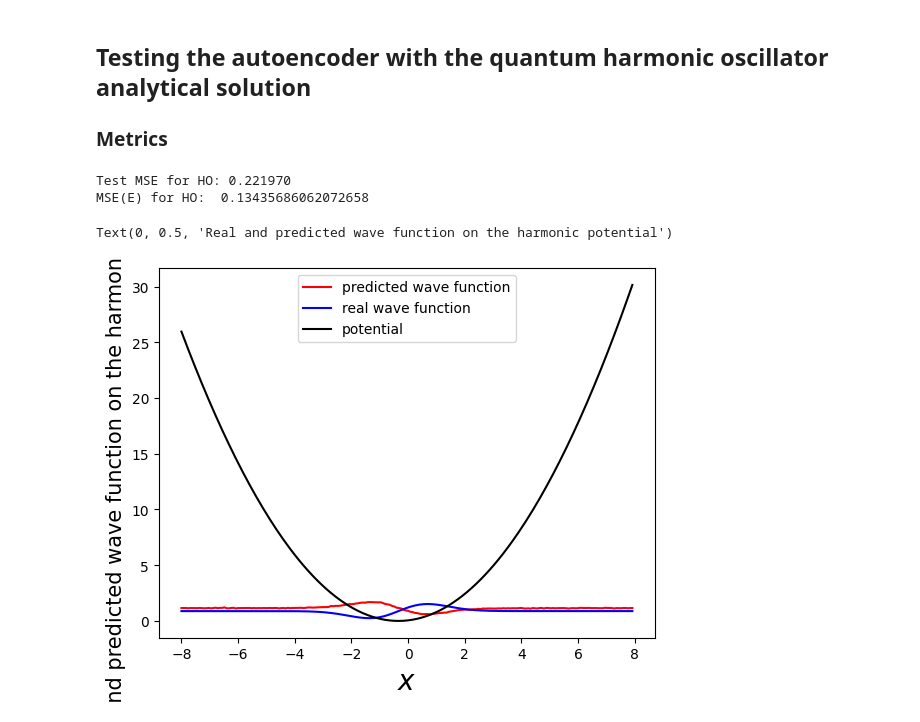
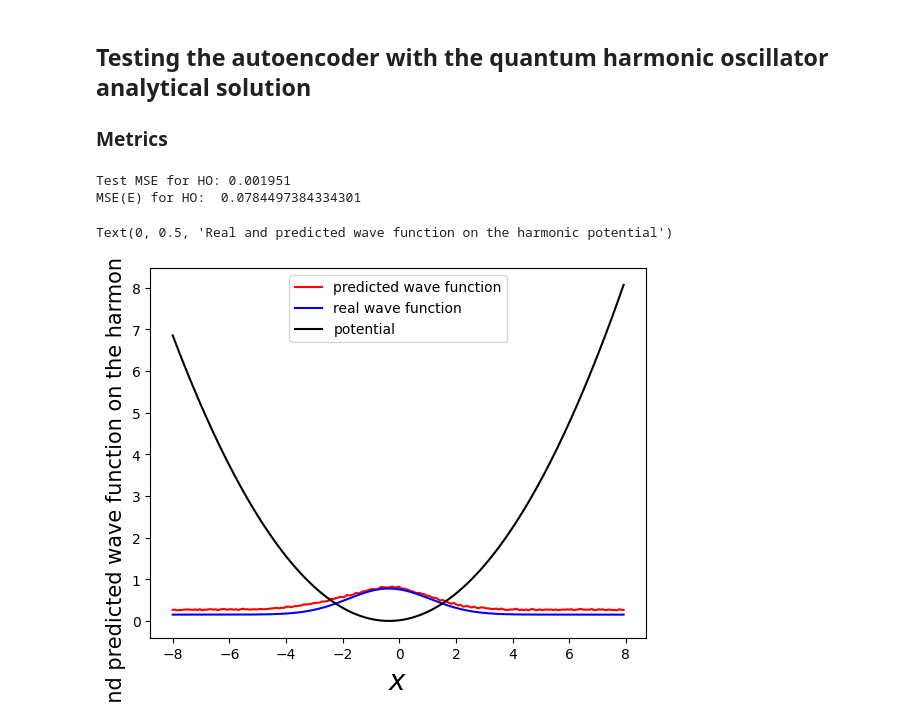
Before and after one commit to JCLMantilla/schrodinger-equation-DNN, a Jupyter notebook: DNN_final.ipynb, the cells around one changed output. Drawn from its saved outputs; the diff is of its cells as text; code cells hidden in the pictures.

```diff
--- a/DNN_final.ipynb
+++ b/DNN_final.ipynb
@@ -283,9 +50,9 @@ class eigen_state_potential:
 # %%
 xmin = -8
 xmax = 8
-n_state = 1
+n_state = 0 # Keep in mind that the model will only predict the n state
 N = 200
-n_samples=1000
+n_samples=200
 
 # We generate the values of alpha
 alpha_min = np.array([-150,-10,0.3,-0.1,0])/50
@@ -302,14 +69,16 @@ alpha_max2 = np.array([5,1,1.0,0,0])
 r_alpha = np.random.random((int(n_samples*0.2), k)) # Values between 0 and 1
 alpha2 = r_alpha*(alpha_max2 - alpha_min2)+ alpha_min2 # random alpha
 alpha = np.concatenate((alpha1, alpha2))
-print(alpha)
+#print(alpha)
 
 # TODO generate the data from the eigen state potential
 data_gen = eigen_state_potential(alpha_min, alpha_max, N, xmin, xmax)
 
 # TODO Generate the energies, wavefunctions and potentials
+
 E, a, alpha = data_gen.generate_data(n_samples = n_samples, alpha=alpha, n_state = n_state, display = 100)
 waves, x, φs = data_gen.final_wavefunction(xmin, xmax, N, a)
 V, _ = data_gen.evaluate_potential(xmin, xmax, N, alpha)
+
 idx=-1
 # %% [output]
@@ -762,18 +523,22 @@ filepath ="models/"
 # %%
-fc_model = FC_Model(input_size=N)
+
+
+#model = Autoencoder(input_size=N)
 
 # Train the model from scratch
-train = Training(fc_model,
-                 learning_rate,
-                 training_iters,
-                 batch_size,
-                 display_step,
-                 early_stopping=200,
-                 filepath=filepath,
-                 restore =True)
+# train = Training(model,
+#                  learning_rate,
+#                  training_iters,
+#                  batch_size,
+#                  display_step,
+#                  early_stopping=200,
+#                  filepath=filepath,
+#                  restore =True)
+
 # Restore the model from previously trained weights
 # train = Training(fc_model,learning_rate, training_iters, batch_size, display_step,
 #                  filepath=filepath,early_stopping=100, restore=True)
 
-train.fit(V_train, wave_train, V_test, wave_test)
+
+# train.fit(V_train, wave_train, V_test, wave_test)
 # %% [output]
@@ -830,7 +604,7 @@ Text(0.5, 1.0, 'Energies for polynomial potential')
 # %%
 # TODO Generate H.O data
 N = 200
-n_state = 1
+n_state = 0
 
 
 ho = Harmonic_Oscillator(N=N)
@@ -877,28 +651,28 @@ omega =%f
 # %%
 # Test with HO
 # Predict wavefunctions
-pred_HO = fc_model(potential_HO,False)
+pred_HO = model(potential_HO,False)
 print("Test MSE for HO: %f" % train.loss(pred_HO, φ0_HO))
 E = empirical_energy1D(φ0_HO, potential_HO)
 E_emp = empirical_energy1D(pred_HO, potential_HO)
 print('MSE(E) for HO: ', np.mean((E - E_emp)**2))
 
 
 
 
 figure(7)
-idx = 100 #1
+idx = 20 #1
 plot(x,pred_HO.numpy()[idx,:]+E_emp[idx],'-r') #prediction φ
 plot(x,φ0_HO[idx,:]+E[idx],'-b') #real φ
 plot(x,potential_HO[idx,:],'-k') #Potential
 legend(["predicted wave function","real wave function","potential"])
 xlabel("$x$",size=20)
 ylabel("Real and predicted wave function on the harmonic potential",size=15)
 # %% [output]
-Test MSE for HO: 0.221970
-MSE(E) for HO:  0.13435686062072658
+Test MSE for HO: 0.001951
+MSE(E) for HO:  0.0784497384334301
 Text(0, 0.5, 'Real and predicted wave function on the harmonic potential')
-[figure, old version]
+[figure, new version]
 # %%
 figure(8)
 plot(E,E_emp,'ok')#  empirical
```
Also changed, not shown: parts of 19 cells of this notebook, 3 other files.
